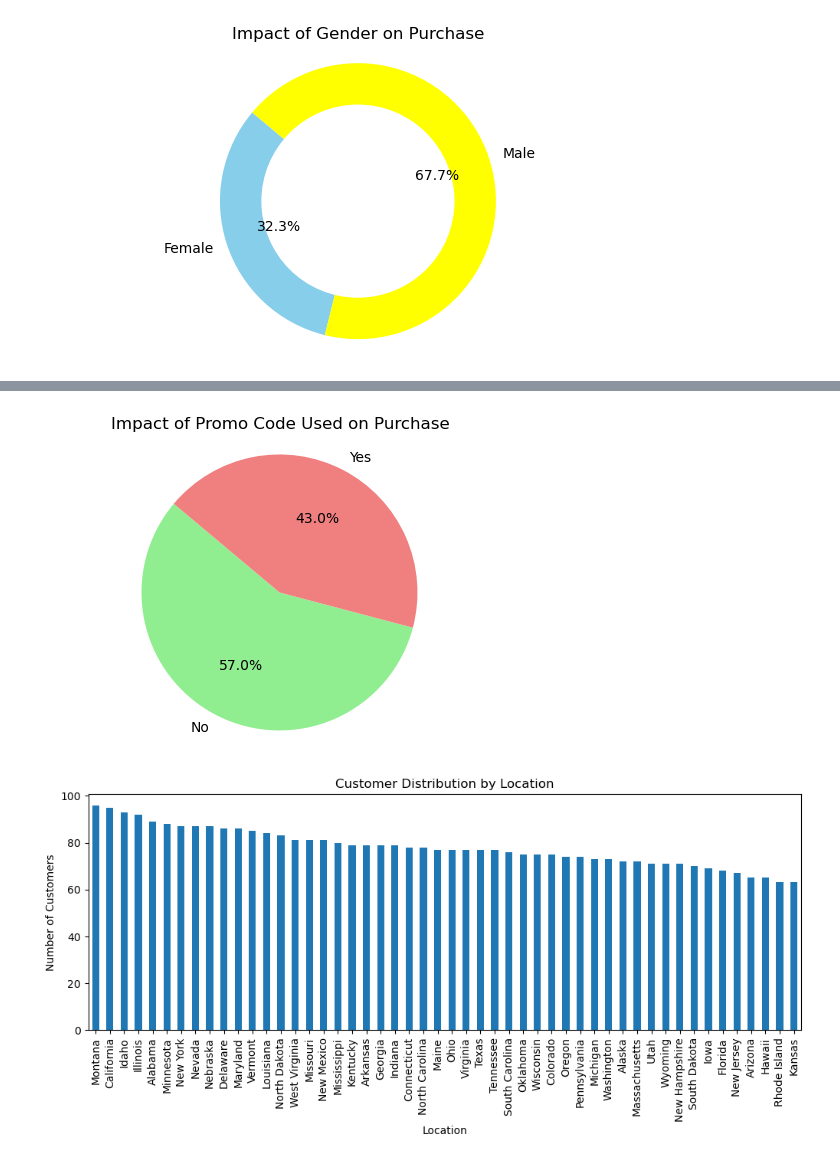
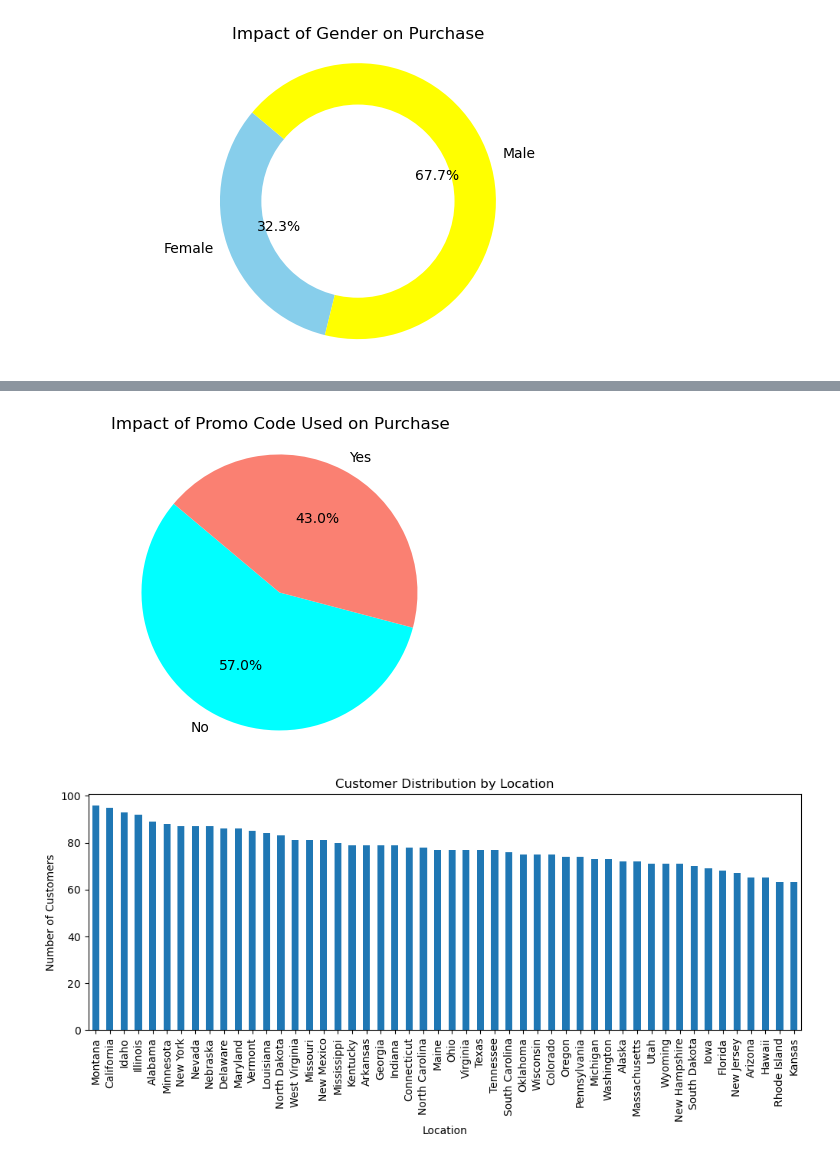
Before and after one commit to ShauryaJain03/Eco_Term_Paper, a Jupyter notebook: Price Discrimation.ipynb, the cells around one changed output, grey strips where cells are left out. Cells and saved outputs as stored; diff of their text form; code cells hidden in the pictures.

```diff
--- a/Price Discrimation.ipynb
+++ b/Price Discrimation.ipynb
@@ -279,14 +255,12 @@ plt.show()
 # %%
-promo_counts = df['Promo Code Used'].value_counts()
-
-# Create a pie chart
+promo_counts = data['Promo Code Used'].value_counts()
 plt.figure(figsize=(6, 4))
-plt.pie(promo_counts, labels=promo_counts.index, autopct='%1.1f%%', startangle=140, colors=['lightgreen', 'lightcoral'])
+plt.pie(promo_counts, labels=promo_counts.index, autopct='%1.1f%%', startangle=140, colors=['cyan', 'salmon'])
 plt.title("Impact of Promo Code Used on Purchase")
 plt.axis('equal')  # Equal aspect ratio ensures that pie is drawn as a circle.
 plt.show()
 # %% [output]
-[figure, old version]
+[figure, new version]
 # %%
 num_locations.plot(kind="bar", figsize=(12, 4))
 plt.title("Customer Distribution by Location")
```
Also changed, not shown: parts of 12 cells of this notebook.
